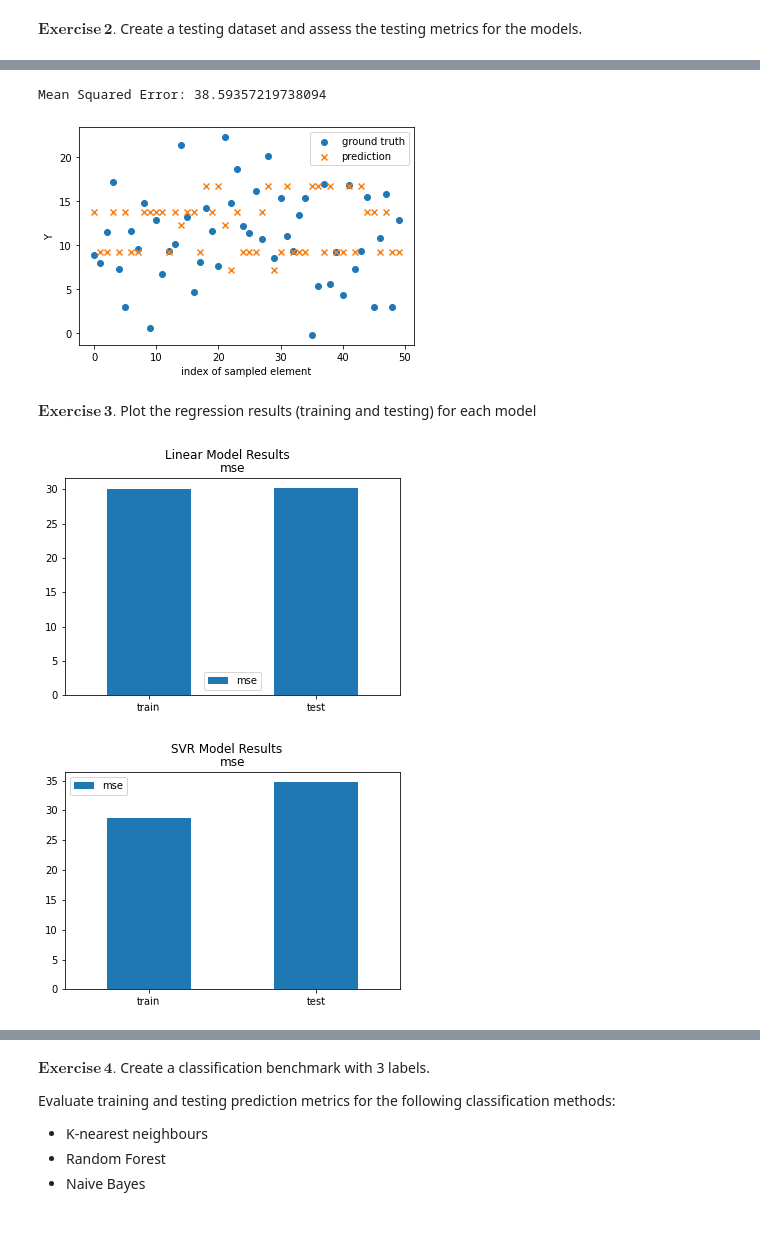
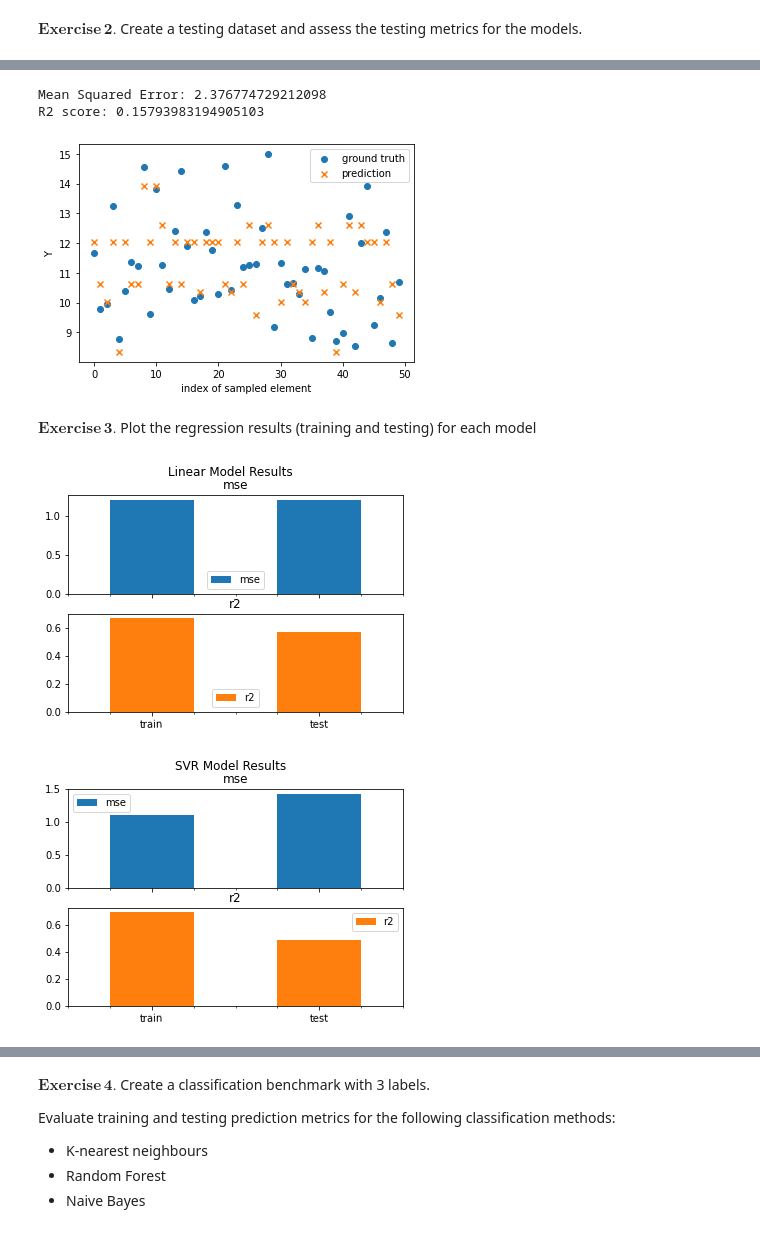
Before and after one commit to qlero/UCA_MSc-DS1, a Jupyter notebook: 2_model_selection/lecture_3/assignment_1_qlr.ipynb, the cells around one changed output, grey strips where cells are left out. Drawn from its saved outputs; the diff is of its cells as text; code cells hidden in the pictures.

```diff
--- a/2_model_selection/lecture_3/assignment_1_qlr.ipynb
+++ b/2_model_selection/lecture_3/assignment_1_qlr.ipynb
@@ -127,8 +127,13 @@ for i in range(4):
                                gaussian_data)),
                       columns=[data_feature_names[i], "gaussian sampling"])
     # Sets the plot
+    title = 'Distribution compared to a gaussian sampling\nwith same parameters'
     ax = fig.add_subplot(2, 2, i+1)
-    sns.histplot(ax=ax, data=df, stat="density", bins=30, common_norm=False)
+    sns.histplot(ax=ax,
+                 data=df,
+                 stat="probability",
+                 bins=30,
+                 common_norm=False).set_title(title)
 
 plt.show()
 # %% [output]
@@ -224,5 +232,5 @@ def plot_ground_truth_vs_preds(preds, y_true, xlabel, ylabel, show=None):
 # %%
-dataset = create_linear_data(2, 1, 150, [-5,5], [-20,20], 5, 0)
+dataset = create_linear_data(2, 1, 150, [-5,5], [-20,20], 1, 0)
 # %% [output]
 The linear transformation is :
 [[ 1 -1]]
@@ -250,5 +259,5 @@ lsvr = linear_svr.fit(X_train.T, y_train.T)
 # Predicts on train data
 preds = lsvr.predict(X_train.T)
 # Accuracy
-svr_train_results = print_results(preds, y_train.T)
+svr_train_results = print_results(preds, y_train.T, True)
 # %% [output]
@@ -279,5 +291,5 @@ Mean Squared Error: 30.139215717715892
 # %%
 preds = lsvr.predict(X_test.T)
-svr_test_results = print_results(preds, y_test.T)
+svr_test_results = print_results(preds, y_test.T, True)
 plot_ground_truth_vs_preds(preds, y_test.T, "index of sampled element", "Y")
 # %% [output]
@@ -286,10 +299,11 @@ Mean Squared Error: 34.70995589406281
 # %%
 preds = ctree.predict(X_test.T)
-tree_test_results = print_results(preds, y_test.T)
+tree_test_results = print_results(preds, y_test.T, True)
 plot_ground_truth_vs_preds(preds, y_test.T, "index of sampled element", "Y")
 # %% [output]
-Mean Squared Error: 38.59357219738094
+Mean Squared Error: 2.376774729212098
+R2 score: 0.15793983194905103
-[figure, old version]
+[figure, new version]
 # %% [markdown]
 $\mathbf{Exercise\, 3.}$ Plot the regression results (training and testing) for each model
 # %%
@@ -304,11 +318,11 @@ def plot_results(train_data, test_data, title, show=False):
     d = pd.DataFrame(data=d, index=["train", "test"])
     d.plot(kind="bar",rot=1, subplots=True, title = title)
 # %%
-plot_results(lrm_train_results, lrm_test_results, "Linear Model Results")
+plot_results(lrm_train_results, lrm_test_results, "Linear Model Results", True)
 # %% [output]
-[figure, old version]
+[figure, new version]
 # %%
-plot_results(svr_train_results, svr_test_results, "SVR Model Results")
+plot_results(svr_train_results, svr_test_results, "SVR Model Results", True)
 # %% [output]
-[figure, old version]
+[figure, new version]
 # %%
```
Also changed, not shown: parts of 38 cells of this notebook, 17 other files.
